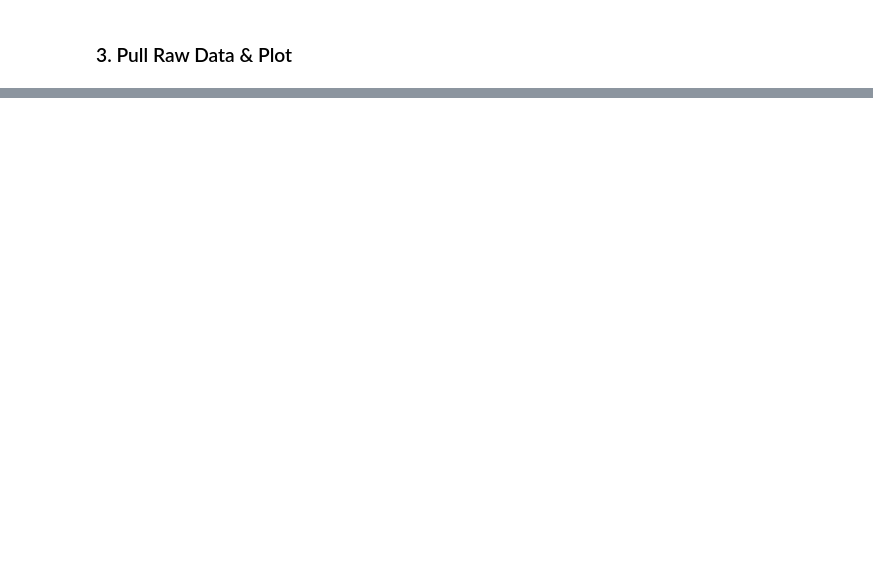
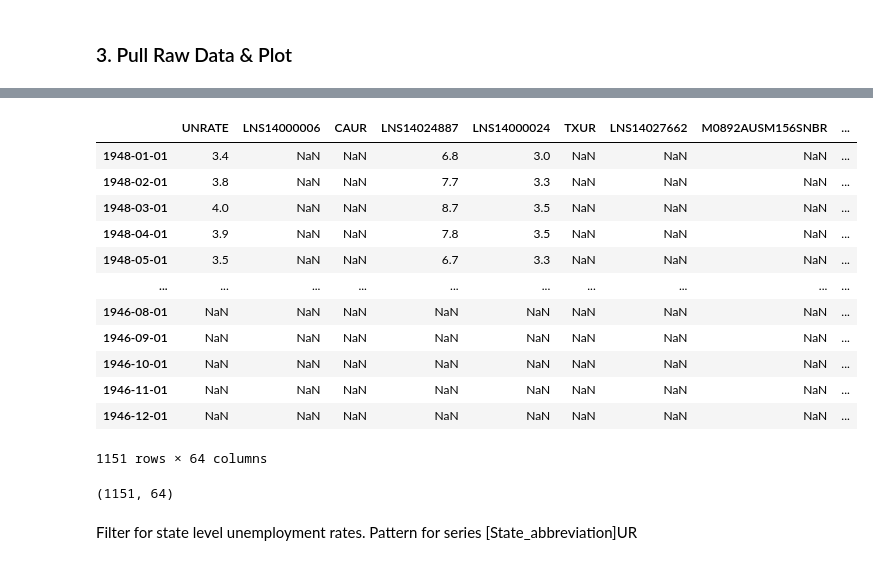
Before and after one commit to argearhart/Economic_Analysis_Panadas, a Jupyter notebook: Economic_Analysis.ipynb, the cells around one changed output, grey strips where cells are left out. Saved outputs shown, nothing was run; the diff lists cells and outputs as text; code cells hidden in the pictures; blank space fills up the shorter version.

```diff
--- a/Economic_Analysis.ipynb
+++ b/Economic_Analysis.ipynb
@@ -61,0 +154,4 @@ unemp_df = unemp_df.loc[unemp_df['title'].str.contains('Unemployment Rate')]
+# %%
+for myid in unemp_df.index:
+    results = fred.get_series(myid)
+    break
@@ -61,0 +174,9 @@ unemp_df = unemp_df.loc[unemp_df['title'].str.contains('Unemployment Rate')]
+# %%
+all_results = []
+
+for myid in unemp_df.index:
+    results = fred.get_series(myid)
+    results = results.to_frame(name=myid)
+    all_results.append(results)
+    time.sleep(0.1) # Don't request to fast and get blocked
+uemp_results = pd.concat(all_results, axis=1, sort=False)
@@ -61,0 +203,22 @@ unemp_df = unemp_df.loc[unemp_df['title'].str.contains('Unemployment Rate')]
+# %%
+uemp_results
+# %% [output]
+|  | UNRATE | LNS14000006 | CAUR | LNS14024887 | LNS14000024 | TXUR | LNS14027662 | M0892AUSM156SNBR | ... |
+| 1948-01-01 | 3.4 | NaN | NaN | 6.8 | 3.0 | NaN | NaN | NaN | ... |
+| 1948-02-01 | 3.8 | NaN | NaN | 7.7 | 3.3 | NaN | NaN | NaN | ... |
+| 1948-03-01 | 4.0 | NaN | NaN | 8.7 | 3.5 | NaN | NaN | NaN | ... |
+| 1948-04-01 | 3.9 | NaN | NaN | 7.8 | 3.5 | NaN | NaN | NaN | ... |
+| 1948-05-01 | 3.5 | NaN | NaN | 6.7 | 3.3 | NaN | NaN | NaN | ... |
+| ... | ... | ... | ... | ... | ... | ... | ... | ... | ... |
+| 1946-08-01 | NaN | NaN | NaN | NaN | NaN | NaN | NaN | NaN | ... |
+| 1946-09-01 | NaN | NaN | NaN | NaN | NaN | NaN | NaN | NaN | ... |
+| 1946-10-01 | NaN | NaN | NaN | NaN | NaN | NaN | NaN | NaN | ... |
+| 1946-11-01 | NaN | NaN | NaN | NaN | NaN | NaN | NaN | NaN | ... |
+| 1946-12-01 | NaN | NaN | NaN | NaN | NaN | NaN | NaN | NaN | ... |
+1151 rows × 64 columns
+# %%
+uemp_results
+# %% [output]
+(1151, 64)
+# %% [markdown]
+Filter for state level unemployment rates.  Pattern for series [State_abbreviation]UR
```
Also changed, not shown: parts of 17 cells of this notebook.
